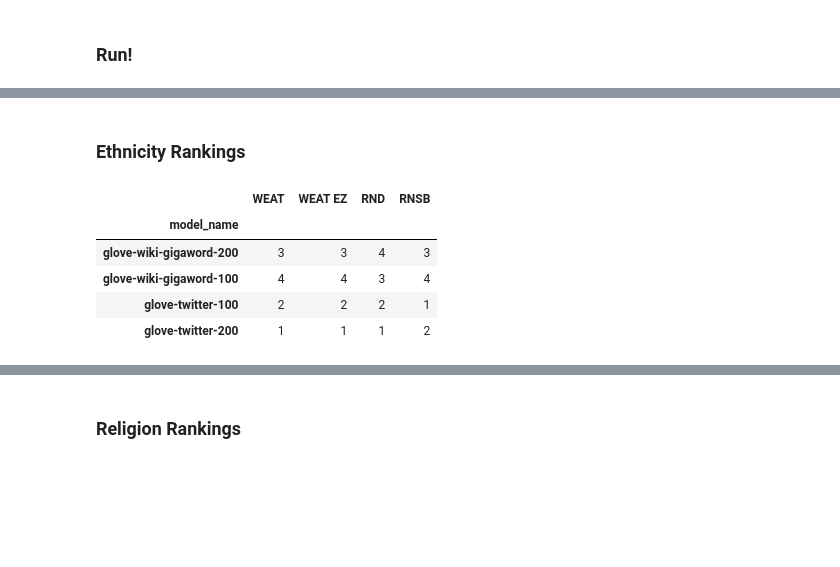
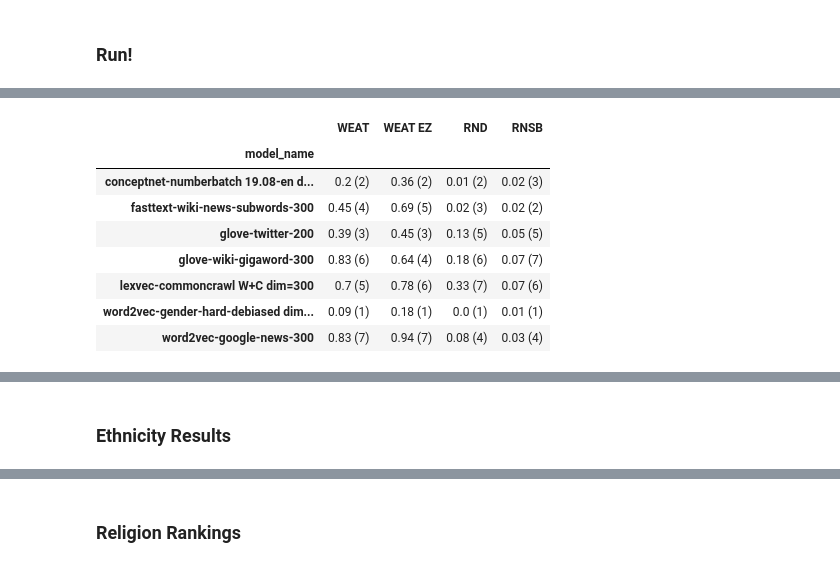
Before and after one commit to dccuchile/wefe, a Jupyter notebook: examples/WEFE_rankings.ipynb, the cells around one changed output, grey strips where cells are left out. Cells and saved outputs as stored; diff of their text form; code cells hidden in the pictures; blank space fills up the shorter version.

```diff
--- a/examples/WEFE_rankings.ipynb
+++ b/examples/WEFE_rankings.ipynb
@@ -468,0 +656,34 @@ rankings, ranking_plots = make_rankings(queries_sets)
+# %%
+def get_table_1(rankings, results):
+    def get_table(rankings, results, idx):
+
+        table = rankings[idx].copy().astype(str)
+
+        for row, res in results[idx].iterrows():
+            for col, col_value in zip(res.index, res.values):
+                table.at[row, col] = (
+                    str(round(col_value, 2))
+                    + " ("
+                    + str(rankings[0].loc[row, col])
+                    + ")"
+                )
+
+        table = table.loc[
+            [
+                "conceptnet-numberbatch 19.08-en dim=300",
+                "fasttext-wiki-news-subwords-300",
+                "glove-twitter-200",
+                "glove-wiki-gigaword-300",
+                "lexvec-commoncrawl W+C dim=300",
+                "word2vec-gender-hard-debiased dim=300",
+                "word2vec-google-news-300",
+            ]
+        ]
+        return table
+
+    return (
+        get_table(rankings, results, 0),
+        get_table(rankings, results, 1),
+        get_table(rankings, results, 2),
+        get_table(rankings, results, 3),
+    )
@@ -484,0 +698,17 @@ ranking_plots[0].show()
+# %%
+from IPython.display import display
+
+display(gender_table)
+fig = ranking_plots[0]
+fig.update_layout({"title": "Gender Ranking"})
+fig.show()
+# %% [output]
+|  | WEAT | WEAT EZ | RND | RNSB |
+| model_name |  |  |  |  |
+| conceptnet-numberbatch 19.08-en d... | 0.2 (2) | 0.36 (2) | 0.01 (2) | 0.02 (3) |
+| fasttext-wiki-news-subwords-300 | 0.45 (4) | 0.69 (5) | 0.02 (3) | 0.02 (2) |
+| glove-twitter-200 | 0.39 (3) | 0.45 (3) | 0.13 (5) | 0.05 (5) |
+| glove-wiki-gigaword-300 | 0.83 (6) | 0.64 (4) | 0.18 (6) | 0.07 (7) |
+| lexvec-commoncrawl W+C dim=300 | 0.7 (5) | 0.78 (6) | 0.33 (7) | 0.07 (6) |
+| word2vec-gender-hard-debiased dim... | 0.09 (1) | 0.18 (1) | 0.0 (1) | 0.01 (1) |
+| word2vec-google-news-300 | 0.83 (7) | 0.94 (7) | 0.08 (4) | 0.03 (4) |
@@ -485,11 +716,2 @@ ranking_plots[0].show()
 # %% [markdown]
-### Ethnicity Rankings
+### Ethnicity Results
-# %%
-rankings[1]
-# %% [output]
-|  | WEAT | WEAT EZ | RND | RNSB |
-| model_name |  |  |  |  |
-| glove-wiki-gigaword-200 | 3 | 3 | 4 | 3 |
-| glove-wiki-gigaword-100 | 4 | 4 | 3 | 4 |
-| glove-twitter-100 | 2 | 2 | 2 | 1 |
-| glove-twitter-200 | 1 | 1 | 1 | 2 |
```
Also changed, not shown: parts of 30 cells of this notebook, 13 other files.
